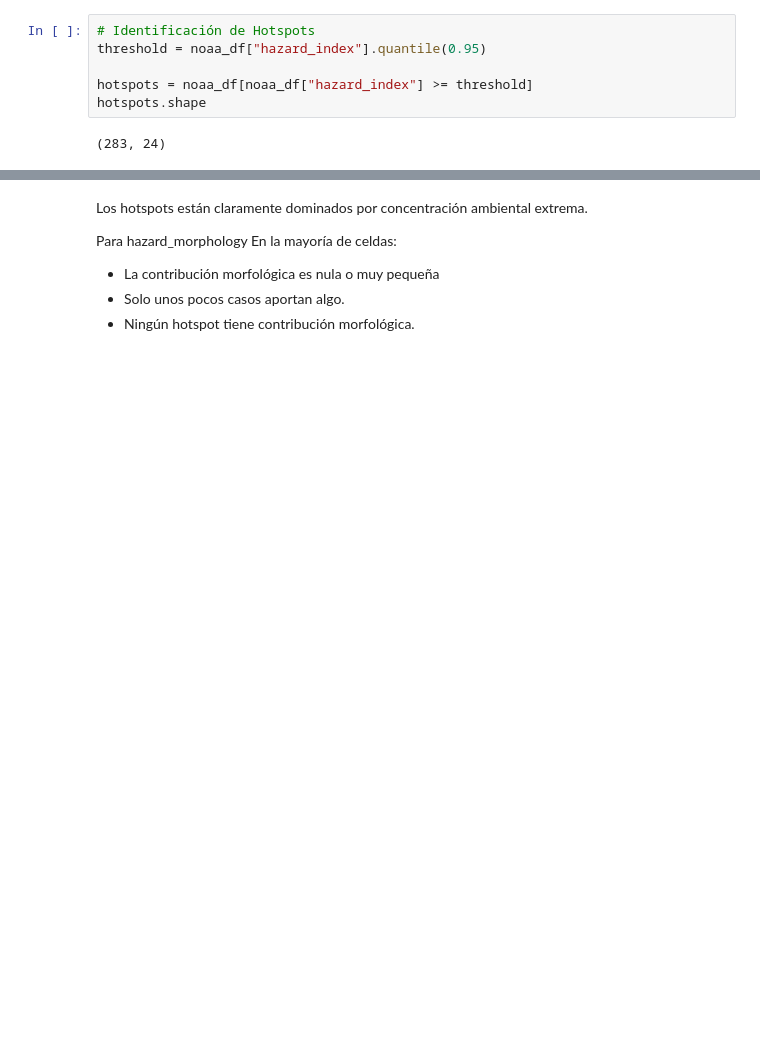
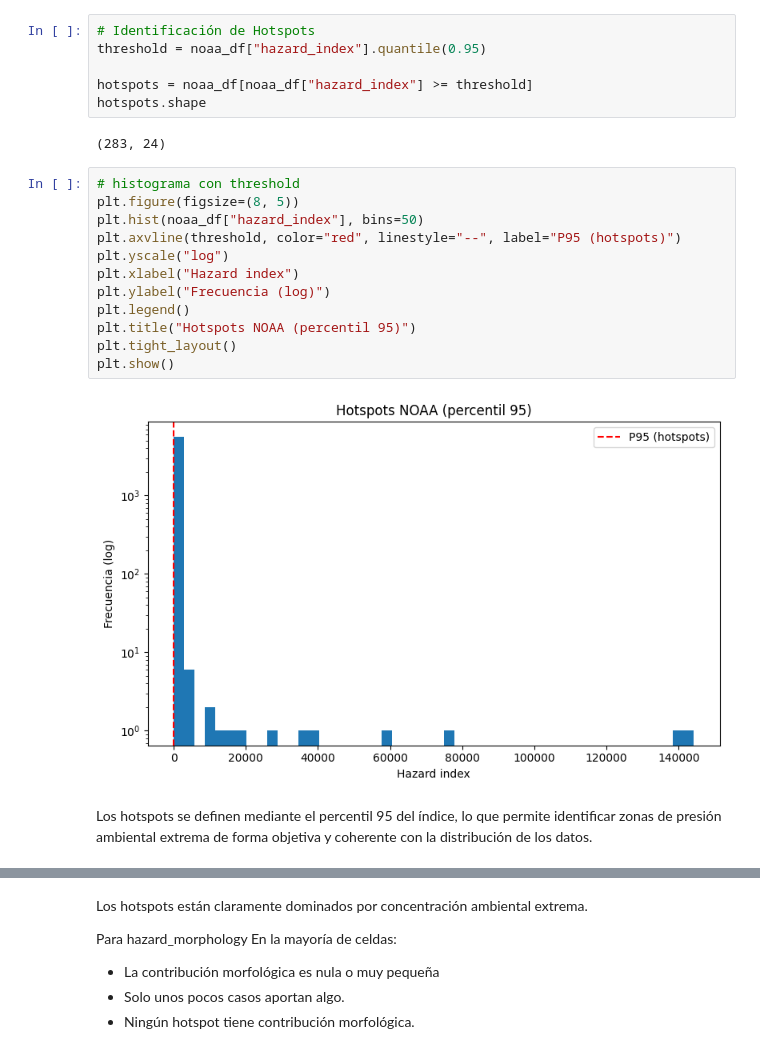
Before and after one commit to 4GeeksAcademy/loreykil_proyecto_final, a Jupyter notebook: Análisis_capas_grilla.ipynb, the cells around one changed output, grey strips where cells are left out. Drawn from its saved outputs; the diff is of its cells as text; blank space fills up the shorter version.

```diff
--- a/Análisis_capas_grilla.ipynb
+++ b/Análisis_capas_grilla.ipynb
@@ -458,4 +503,20 @@ hotspots = noaa_df[noaa_df["hazard_index"] >= threshold]
 hotspots.shape
 # %% [output]
 (283, 24)
+# %%
+# histograma con threshold
+plt.figure(figsize=(8, 5))
+plt.hist(noaa_df["hazard_index"], bins=50)
+plt.axvline(threshold, color="red", linestyle="--", label="P95 (hotspots)")
+plt.yscale("log")
+plt.xlabel("Hazard index")
+plt.ylabel("Frecuencia (log)")
+plt.legend()
+plt.title("Hotspots NOAA (percentil 95)")
+plt.tight_layout()
+plt.show()
+# %% [output]
+[figure, added]
+# %% [markdown]
+Los hotspots se definen mediante el percentil 95 del índice, lo que permite identificar zonas de presión ambiental extrema de forma objetiva y coherente con la distribución de los datos.
 # %%
```
Also changed, not shown: parts of 35 cells of this notebook.
